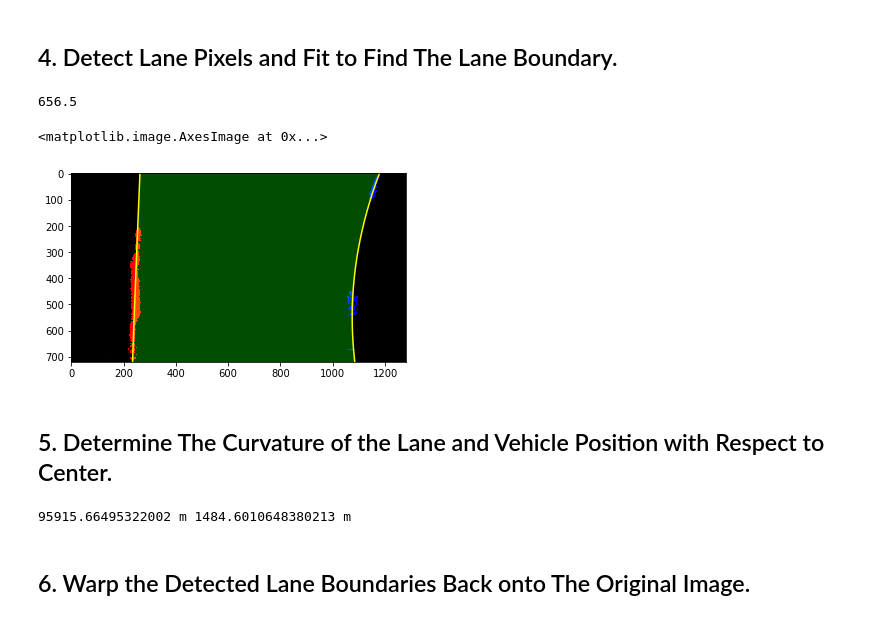
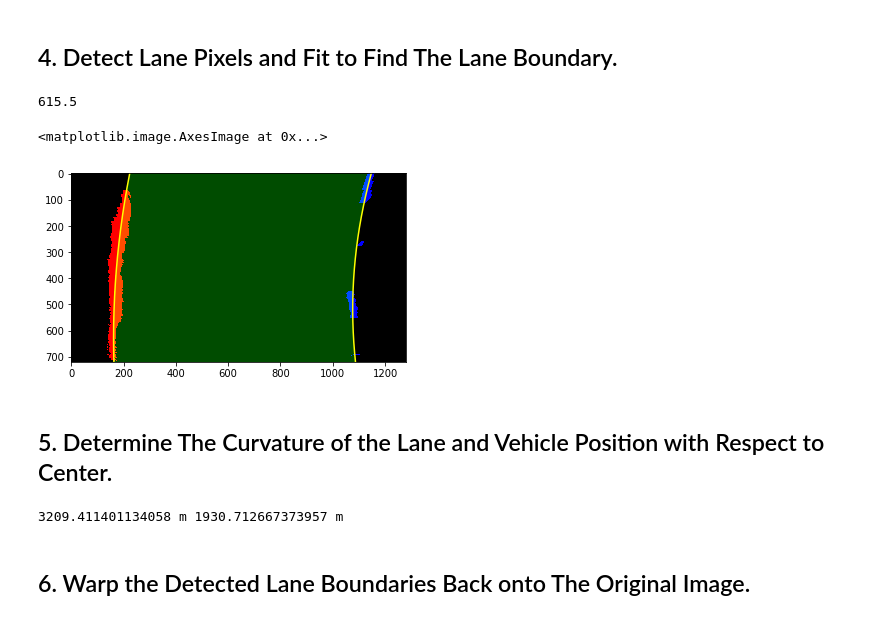
Before and after one commit to Jianshu-Wang/CarND-Advanced-Lane-Lines, a Jupyter notebook: Report.ipynb, the cells around one changed output. Cells and saved outputs as stored; diff of their text form; code cells hidden in the pictures.

```diff
--- a/Report.ipynb
+++ b/Report.ipynb
@@ -167,0 +199,21 @@ plt.savefig('output_images/perspective_result.png')
+# %%
+#delete the next two lines
+combine_binary_drawlines = np.copy(combine_binary)
+
+f, (ax1, ax2) = plt.subplots(1, 2, figsize=(24, 9))
+f.tight_layout()
+
+
+#cv2.line(combine_binary_drawlines,point_left_up, point_left_down, (255,0,0), 2)
+#cv2.line(combine_binary_drawlines,point_right_down, point_right_up, (255,0,0), 2)
+#cv2.line(combine_binary_drawlines,point_left_up, point_right_up, (255,0,0), 2)
+
+
+warped_binary = cv2.warpPerspective(combine_binary, M, img_size, flags=cv2.INTER_LINEAR)
+
+ax1.imshow(combine_binary_drawlines)
+ax1.set_title('Original Binary Image', fontsize=50)
+ax2.imshow(warped_binary)
+ax2.set_title('Undistorted and Warped Image', fontsize=50)
+plt.subplots_adjust(left=0., right=1, top=0.9, bottom=0.)
+plt.savefig('output_images/perspective_result2.png')
@@ -272,36 +326,36 @@ def fit_polynomial(binary_warped):
     # Colors in the left and right lane regions
     out_img[lefty, leftx] = [255, 0, 0]
     out_img[righty, rightx] = [0, 0, 255]
 
     line_window1 = np.array([np.transpose(np.vstack([left_fitx, ploty]))])
     line_window2 = np.array([np.flipud(np.transpose(np.vstack([right_fitx,
                               ploty])))])
 
     line_pts = np.hstack((line_window1, line_window2))
     window_img = np.zeros_like(out_img)
      # Draw the lane onto the warped blank image
     cv2.fillPoly(window_img, np.int_([line_pts]), (0,255, 0))
 
     result = cv2.addWeighted(out_img, 1, window_img, 0.3, 0)
 
     # Plots the left and right polynomials on the lane lines
     plt.plot(left_fitx, ploty, color='yellow')
     plt.plot(right_fitx, ploty, color='yellow')
 
     center_of_lane = (leftx[0]+rightx)/2
 
 
     return result, center_of_lane[0]
 
 
-out_img, center_of_lane = fit_polynomial(warped)
+out_img, center_of_lane = fit_polynomial(warped_binary)
 print(center_of_lane)
 
 plt.imshow(out_img)
 # %% [output]
-656.5
+615.5
 <matplotlib.image.AxesImage at 0x...>
-[figure, old version]
+[figure, new version]
 # %% [markdown]
 ## 5. Determine The Curvature of the Lane and Vehicle Position with Respect to Center.
 # %%
@@ -343,12 +397,12 @@ def measure_curvature_pixels(binary_warped):
 
 
 # Calculate the radius of curvature in pixels for both lane lines
-left_curverad, right_curverad = measure_curvature_pixels(warped)
+left_curverad, right_curverad = measure_curvature_pixels(warped_binary)
 
 
 print(left_curverad, 'm', right_curverad, 'm')
 # %% [output]
-95915.66495322002 m 1484.6010648380213 m
+3209.411401134058 m 1930.712667373957 m
 # %% [markdown]
 ## 6. Warp the Detected Lane Boundaries Back onto The Original Image.
 # %%
```
Also changed, not shown: parts of 8 cells of this notebook, 22 other files.
